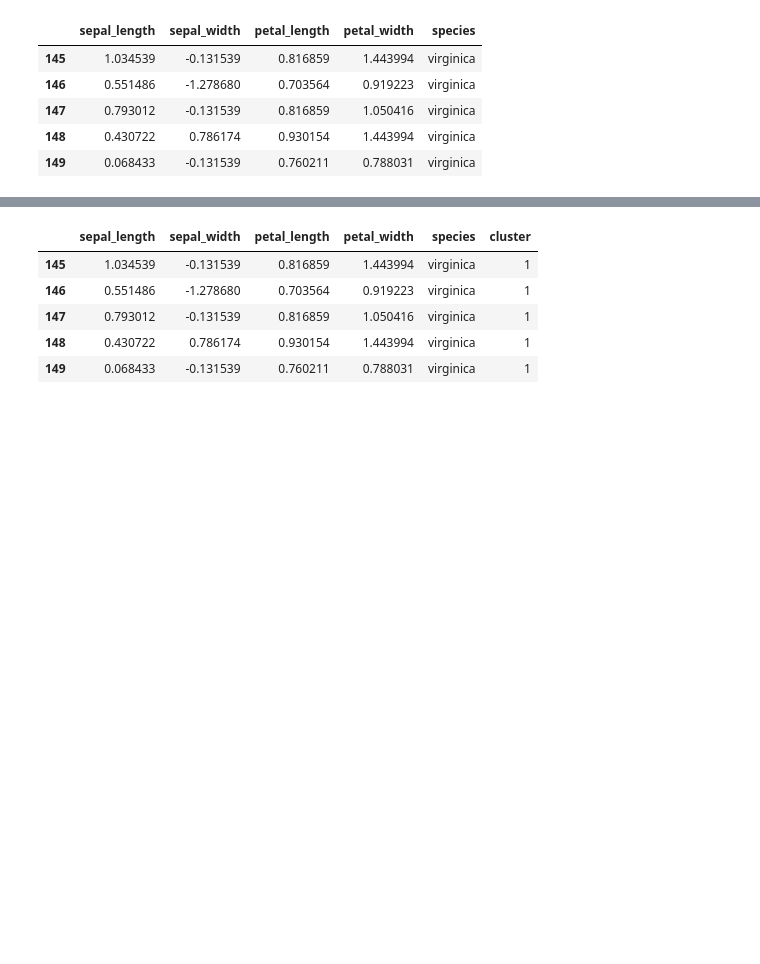
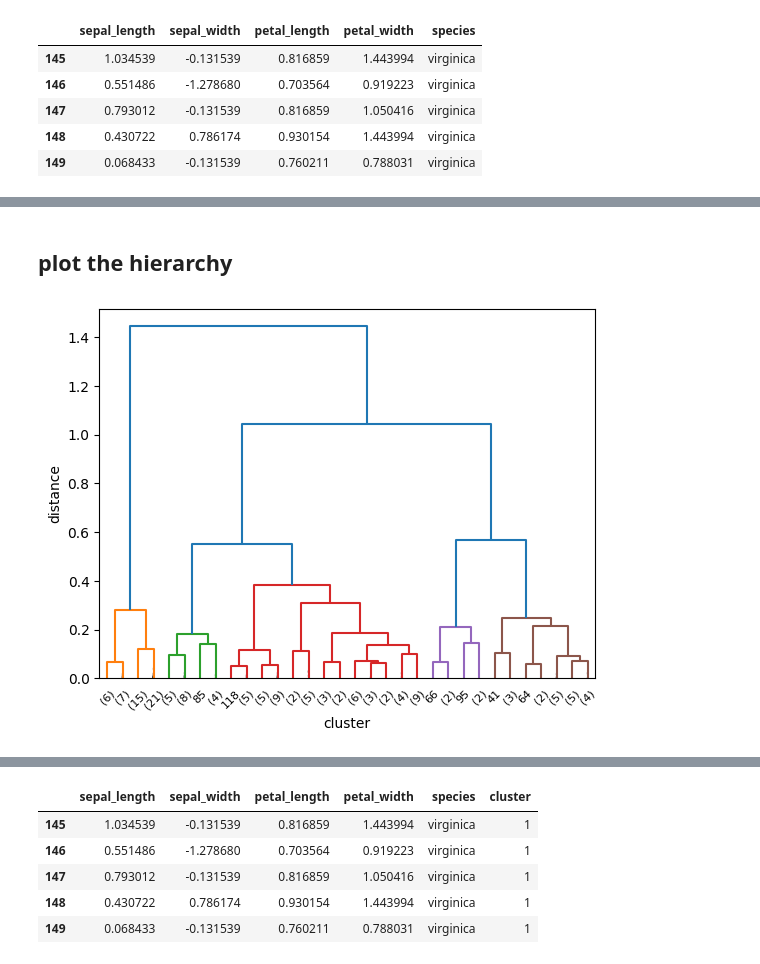
Before and after one commit to samkennerly/kingofsnake, a Jupyter notebook: books/cluster.ipynb, the cells around one changed output, grey strips where cells are left out. Drawn from its saved outputs; the diff is of its cells as text; code cells hidden in the pictures; blank space fills up the shorter version.

Commit message:
Refactor clustering example

```diff
--- a/books/cluster.ipynb
+++ b/books/cluster.ipynb
@@ -68,0 +57,7 @@ Call to assign each row a cluster number starting with 0.
+# %% [markdown]
+## plot the hierarchy
+# %%
+# show only the 32 largest clusters
+axes = tree.plot(32)
+# %% [output]
+[figure, added]
```
Also changed, not shown: parts of 30 cells of this notebook.
